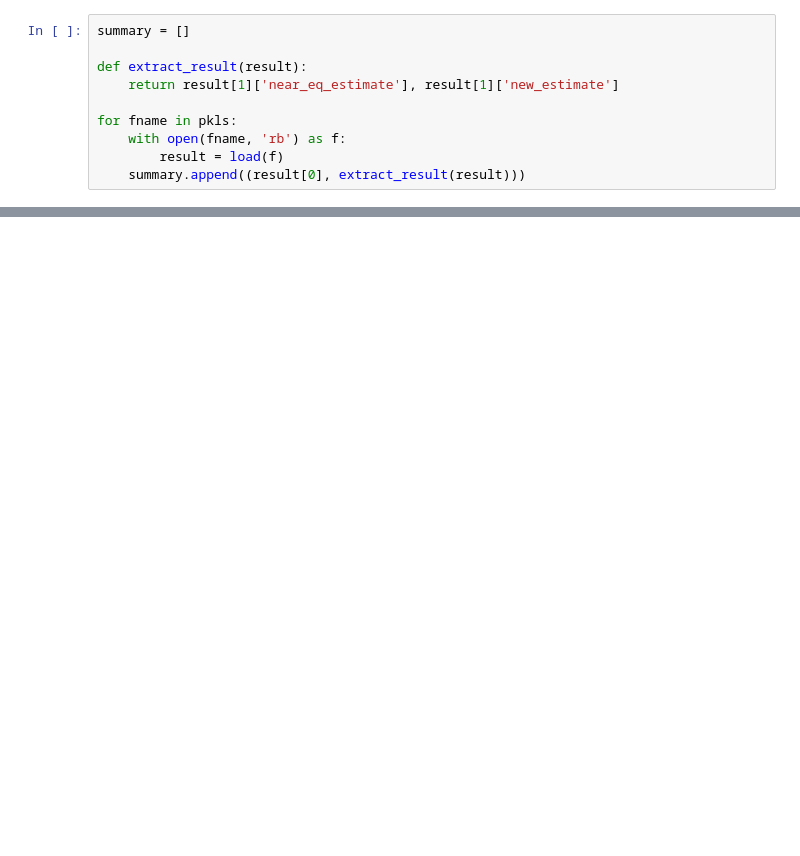
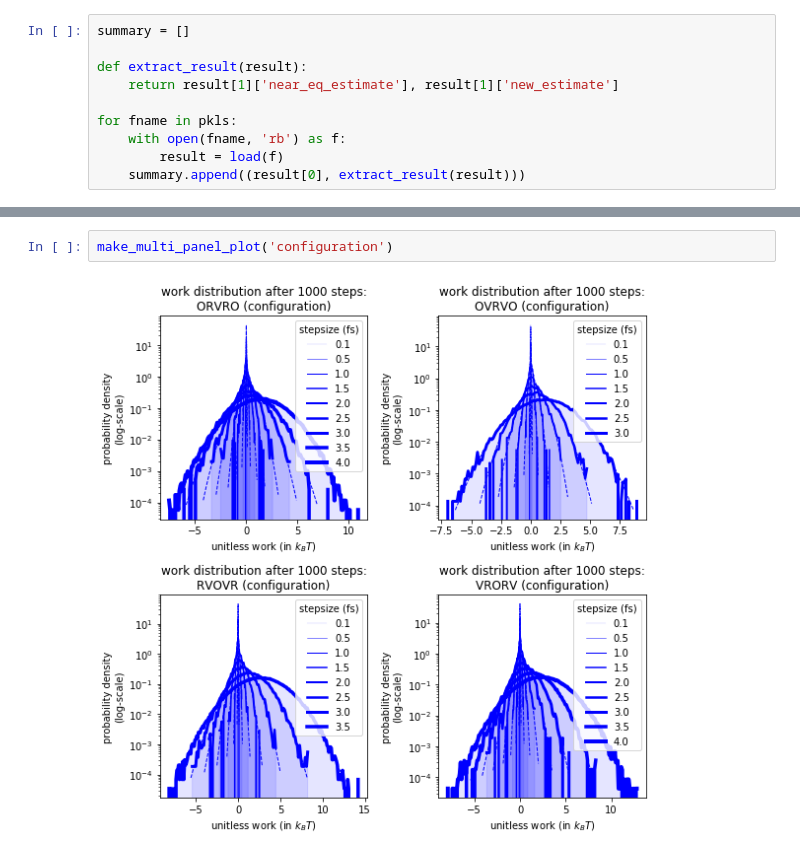
Before and after one commit to choderalab/integrator-benchmark, a Jupyter notebook: notebooks/Analyze and plot estimator comparison.ipynb, the cells around one changed output, grey strips where cells are left out. Saved outputs shown, nothing was run; the diff lists cells and outputs as text; blank space fills up the shorter version.

```diff
--- a/notebooks/Analyze and plot estimator comparison.ipynb
+++ b/notebooks/Analyze and plot estimator comparison.ipynb
@@ -29,0 +117,4 @@ from simtk import unit
+# %%
+make_multi_panel_plot('configuration')
+# %% [output]
+[figure, added]
```
Also changed, not shown: parts of 19 cells of this notebook, 4 other files.
